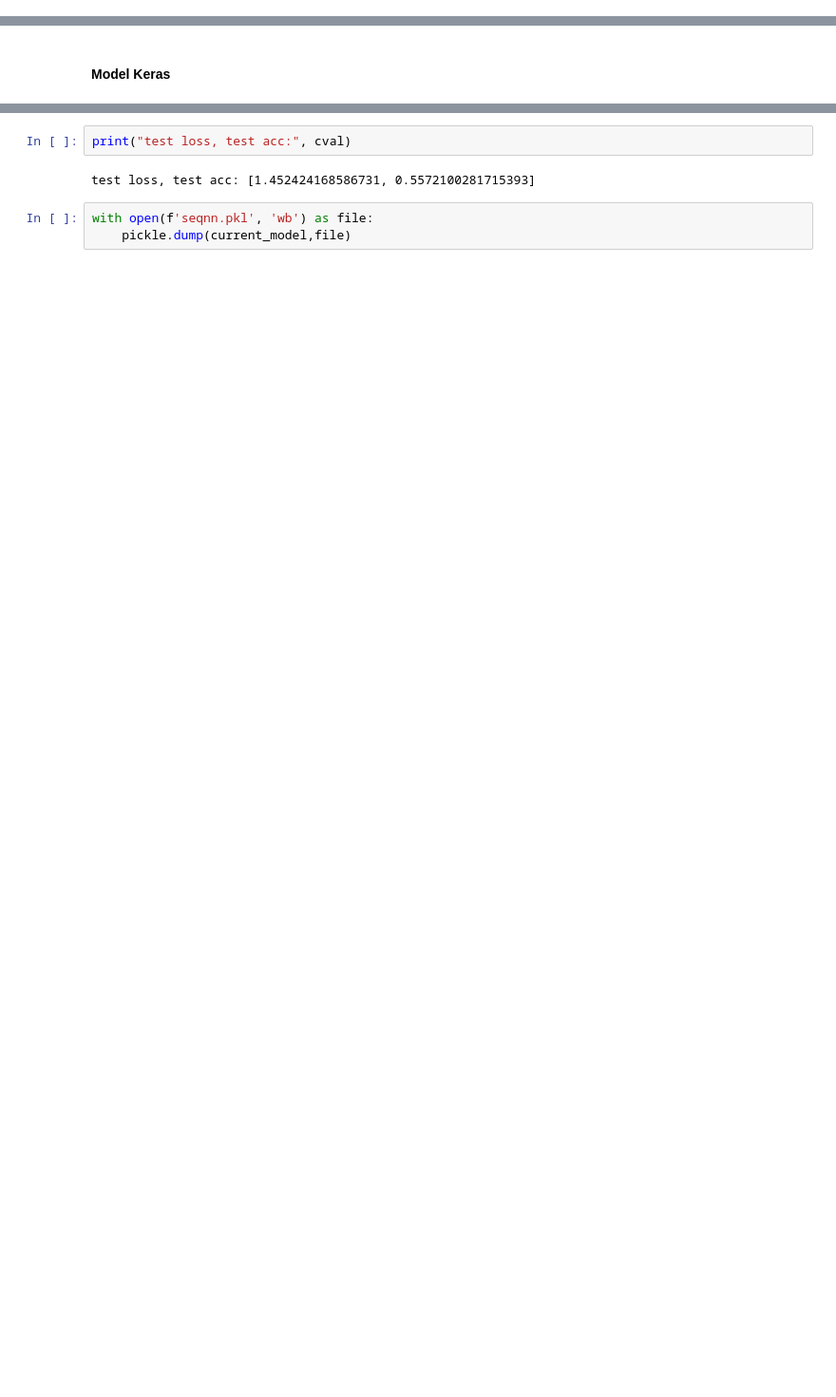
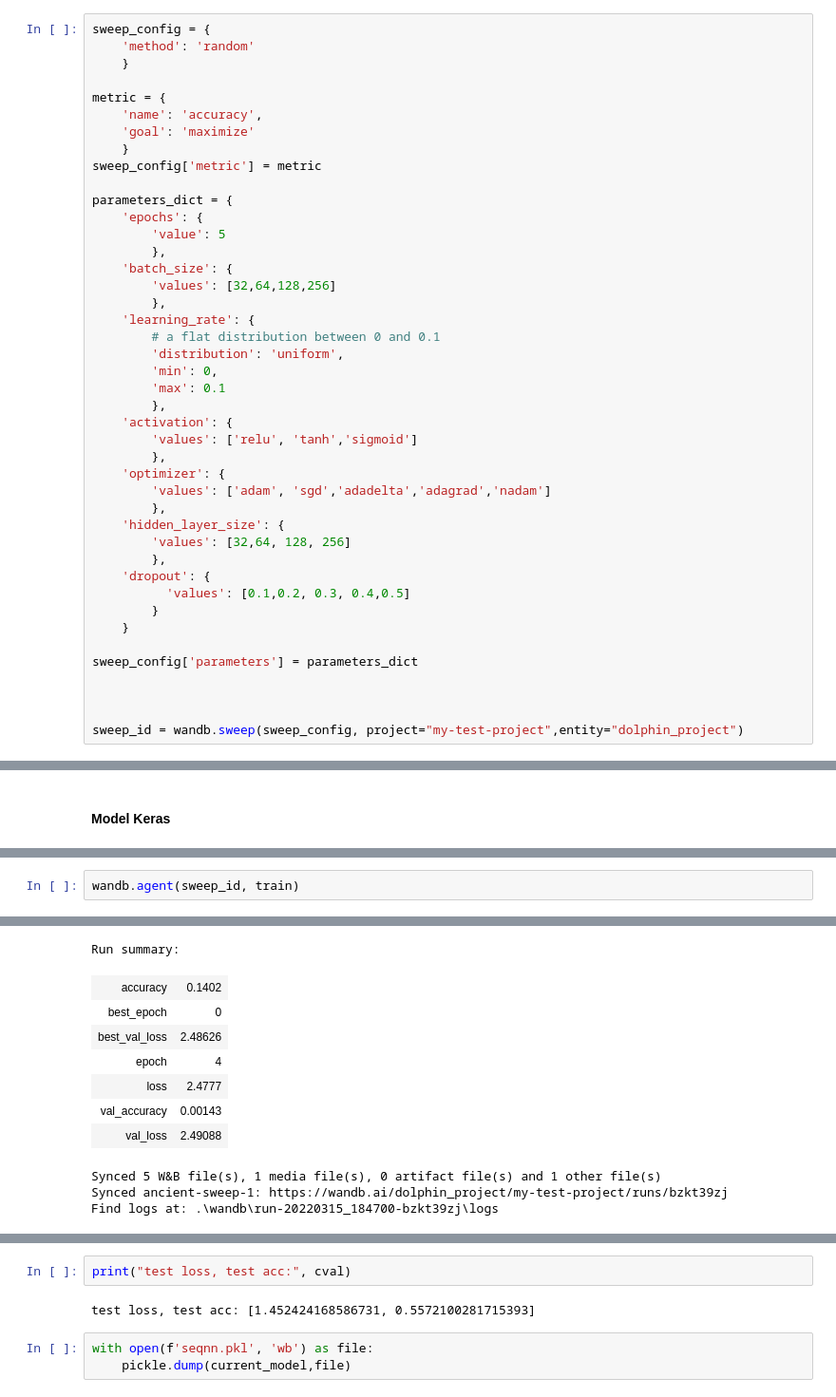
Before and after one commit to oliverweissl/MachineLearning-Project, a Jupyter notebook: input_pipeline.ipynb, the cells around one changed output, grey strips where cells are left out. Shown at 95% size. Cells and saved outputs as stored; diff of their text form; blank space fills up the shorter version.

```diff
--- a/input_pipeline.ipynb
+++ b/input_pipeline.ipynb
@@ -338,0 +345,43 @@ Syncing run electric-resonance-48 to Weights & Biases (docs).
+# %%
+sweep_config = {
+    'method': 'random'
+    }
+
+metric = {
+    'name': 'accuracy',
+    'goal': 'maximize'
+    }
+sweep_config['metric'] = metric
+
+parameters_dict = {
+    'epochs': {
+        'value': 5
+        },
+    'batch_size': {
+        'values': [32,64,128,256]
+        },
+    'learning_rate': {
+        # a flat distribution between 0 and 0.1
+        'distribution': 'uniform',
+        'min': 0,
+        'max': 0.1
+        },
+    'activation': {
+        'values': ['relu', 'tanh','sigmoid']
+        },
+    'optimizer': {
+        'values': ['adam', 'sgd','adadelta','adagrad','nadam']
+        },
+    'hidden_layer_size': {
+        'values': [32,64, 128, 256]
+        },
+    'dropout': {
+          'values': [0.1,0.2, 0.3, 0.4,0.5]
+        }
+    }
+
+sweep_config['parameters'] = parameters_dict
+
+
+
+sweep_id = wandb.sweep(sweep_config, project="my-test-project",entity="dolphin_project")
@@ -383,0 +479,3 @@ wandb.watch(history)
+# %%
+wandb.agent(sweep_id, train)
+# %% [output]
@@ -383,0 +512,11 @@ wandb.watch(history)
+Run summary:
+| accuracy | 0.1402 |
+| best_epoch | 0 |
+| best_val_loss | 2.48626 |
+| epoch | 4 |
+| loss | 2.4777 |
+| val_accuracy | 0.00143 |
+| val_loss | 2.49088 |
+Synced 5 W&B file(s), 1 media file(s), 0 artifact file(s) and 1 other file(s)
+Synced ancient-sweep-1: https://wandb.ai/dolphin_project/my-test-project/runs/bzkt39zj
+Find logs at: .\wandb\run-20220315_184700-bzkt39zj\logs
```
Also changed, not shown: parts of 44 cells of this notebook.
